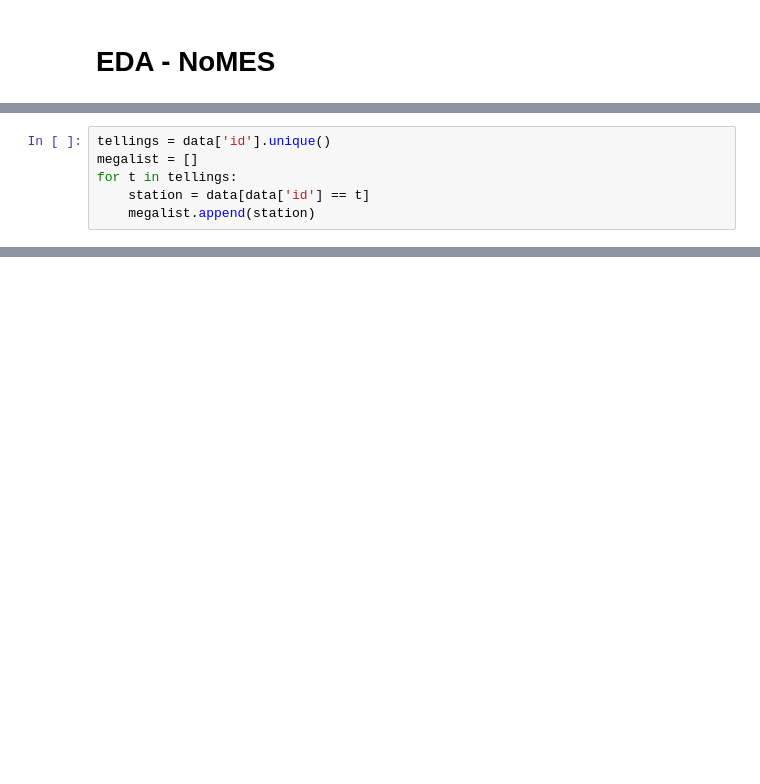
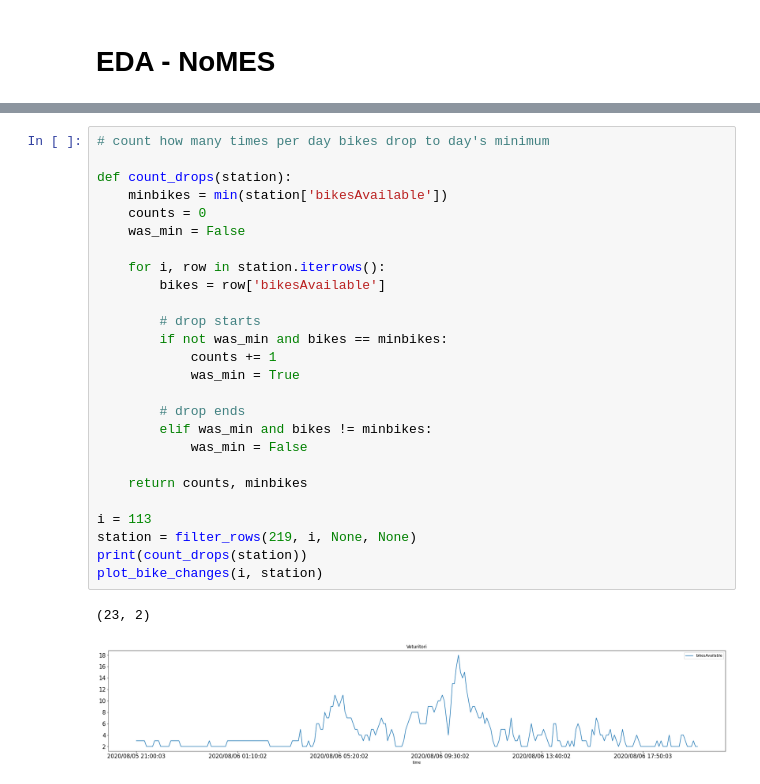
Before and after one commit to VirtualAkseli/NoMES, a Jupyter notebook: NoMAS_EDA.ipynb, the cells around one changed output, grey strips where cells are left out. Cells and saved outputs as stored; diff of their text form; blank space fills up the shorter version.

Commit message:
start use rate measures (drops to minimum, n of changes), some EDA

```diff
--- a/NoMAS_EDA.ipynb
+++ b/NoMAS_EDA.ipynb
@@ -34,6 +14,0 @@ for m in months:
-# %%
-tellings = data['id'].unique()
-megalist = []
-for t in tellings:
-    station = data[data['id'] == t]
-    megalist.append(station)
@@ -60,0 +132,29 @@ Lauttasaaren ostoskeskus
+# %%
+# count how many times per day bikes drop to day's minimum
+
+def count_drops(station):
+    minbikes = min(station['bikesAvailable'])
+    counts = 0
+    was_min = False
+
+    for i, row in station.iterrows():
+        bikes = row['bikesAvailable']
+
+        # drop starts
+        if not was_min and bikes == minbikes:
+            counts += 1
+            was_min = True
+
+        # drop ends
+        elif was_min and bikes != minbikes:
+            was_min = False
+
+    return counts, minbikes
+
+i = 113
+station = filter_rows(219, i, None, None)
+print(count_drops(station))
+plot_bike_changes(i, station)
+# %% [output]
+(23, 2)
+[figure, added]
```
Also changed, not shown: parts of 11 cells of this notebook.
